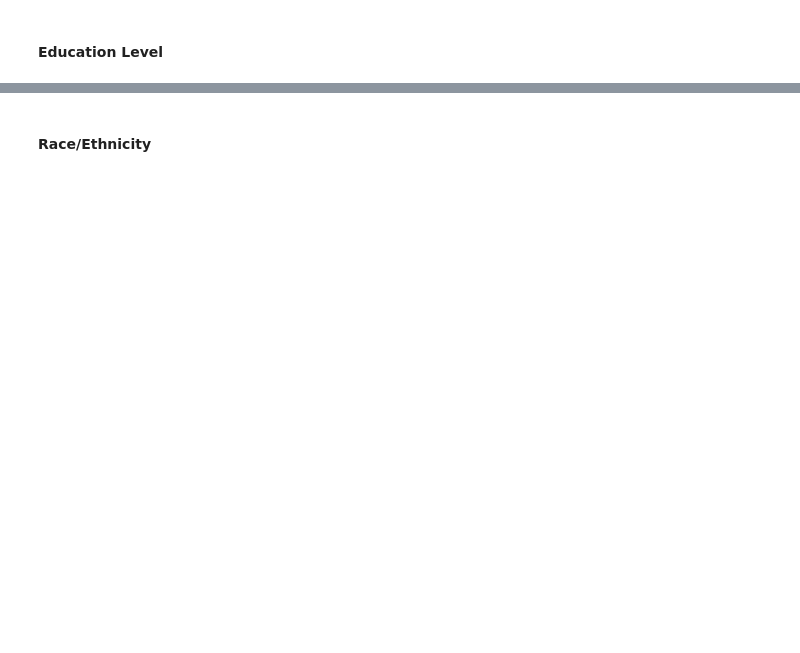
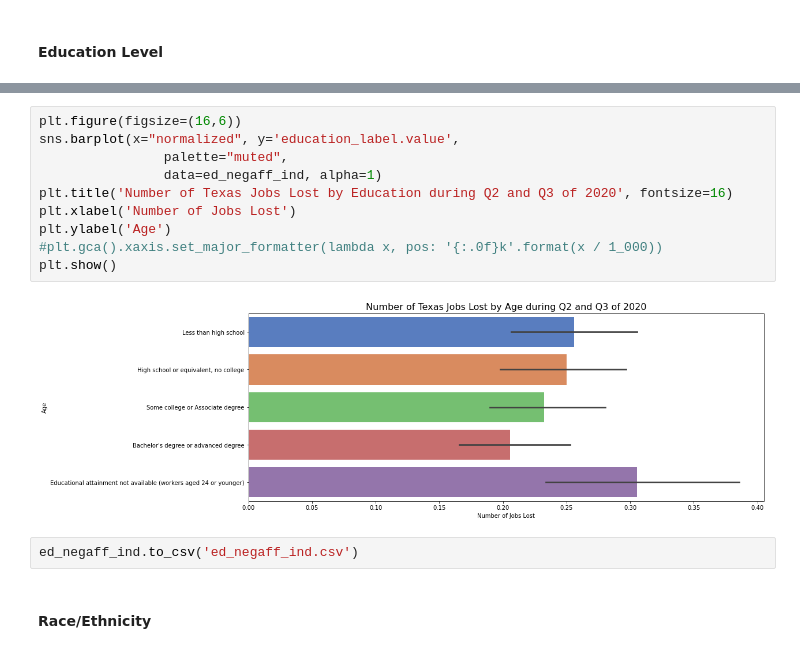
Before and after one commit to capstone-job-market-analysis/job-market-analysis, a Jupyter notebook: jeff_explore.ipynb, the cells around one changed output, grey strips where cells are left out. Saved outputs shown, nothing was run; the diff lists cells and outputs as text; blank space fills up the shorter version.

Commit message:
Add charts to explore notebook

```diff
--- a/jeff_explore.ipynb
+++ b/jeff_explore.ipynb
@@ -1605,2 +1603,16 @@ ed_negaff_ind.to_csv('ed_negaff_ind.csv')
+# %%
+plt.figure(figsize=(16,6))
+sns.barplot(x="normalized", y='education_label.value',
+                palette="muted",
+                data=ed_negaff_ind, alpha=1)
+plt.title('Number of Texas Jobs Lost by Education during Q2 and Q3 of 2020', fontsize=16)
+plt.xlabel('Number of Jobs Lost')
+plt.ylabel('Age')
+#plt.gca().xaxis.set_major_formatter(lambda x, pos: '{:.0f}k'.format(x / 1_000))
+plt.show()
+# %% [output]
+[figure, added]
+# %%
+ed_negaff_ind.to_csv('ed_negaff_ind.csv')
 # %% [markdown]
 #### Race/Ethnicity
```
Also changed, not shown: parts of 34 cells of this notebook.
